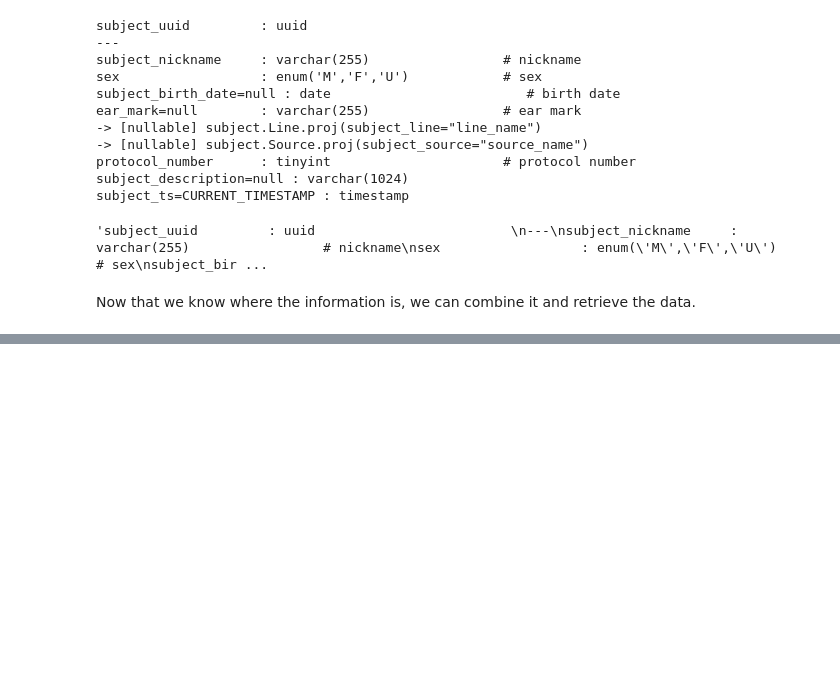
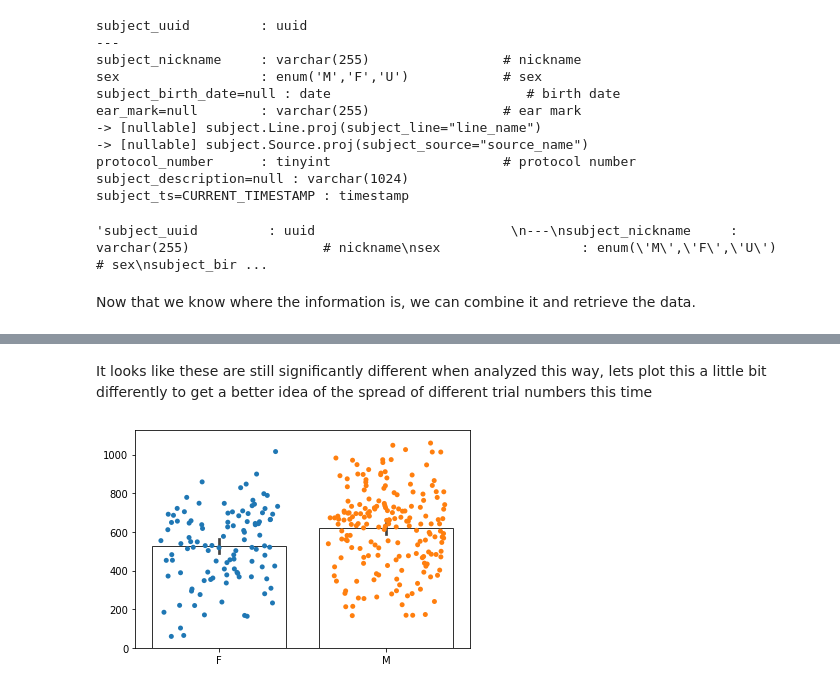
Before and after one commit to cskrasniak/behavior_analysis_demo, a Jupyter notebook: simple_analysis_example.ipynb, the cells around one changed output, grey strips where cells are left out. Cells and saved outputs as stored; diff of their text form; code cells hidden in the pictures; blank space fills up the shorter version.

```diff
--- a/simple_analysis_example.ipynb
+++ b/simple_analysis_example.ipynb
@@ -125,0 +209,7 @@ To inspire original questions for students, the following line can be run to fin
+# %% [markdown]
+It looks like these are still significantly different when analyzed this way, lets plot this a little bit differently to get a better idea of the spread of different trial numbers this time
+# %%
+ax = sns.stripplot(x=mouse_sexes, y=mouse_means, jitter = .35)  # uses the seaborn package which plots mostly using raw values and looks quite nice
+ax = sns.barplot(x=mouse_sexes, y=mouse_means, facecolor=(1,1,1,0), edgecolor='.2')  # plot a bar on top of the strip plot
+# %% [output]
+[figure, added]
```
Also changed, not shown: parts of 27 cells of this notebook.
